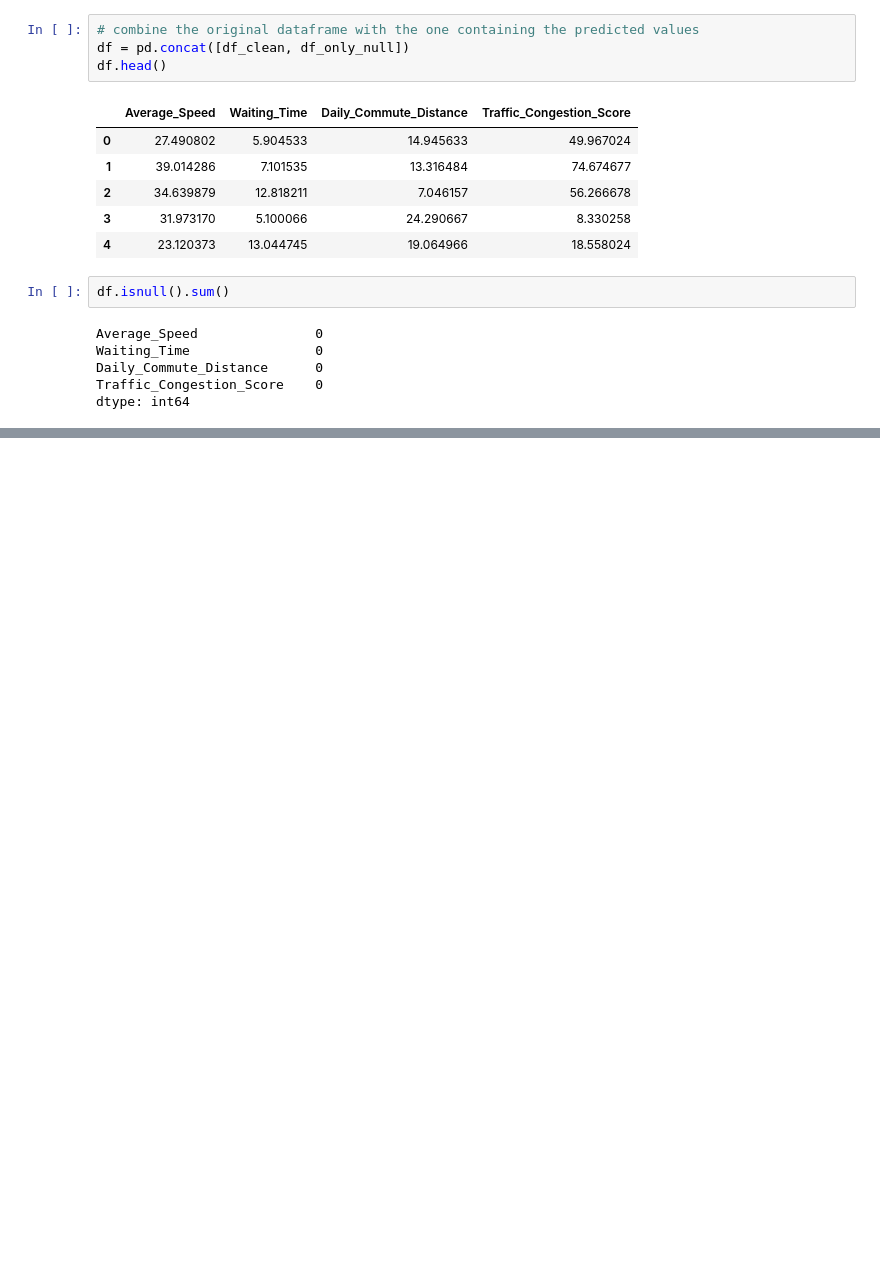
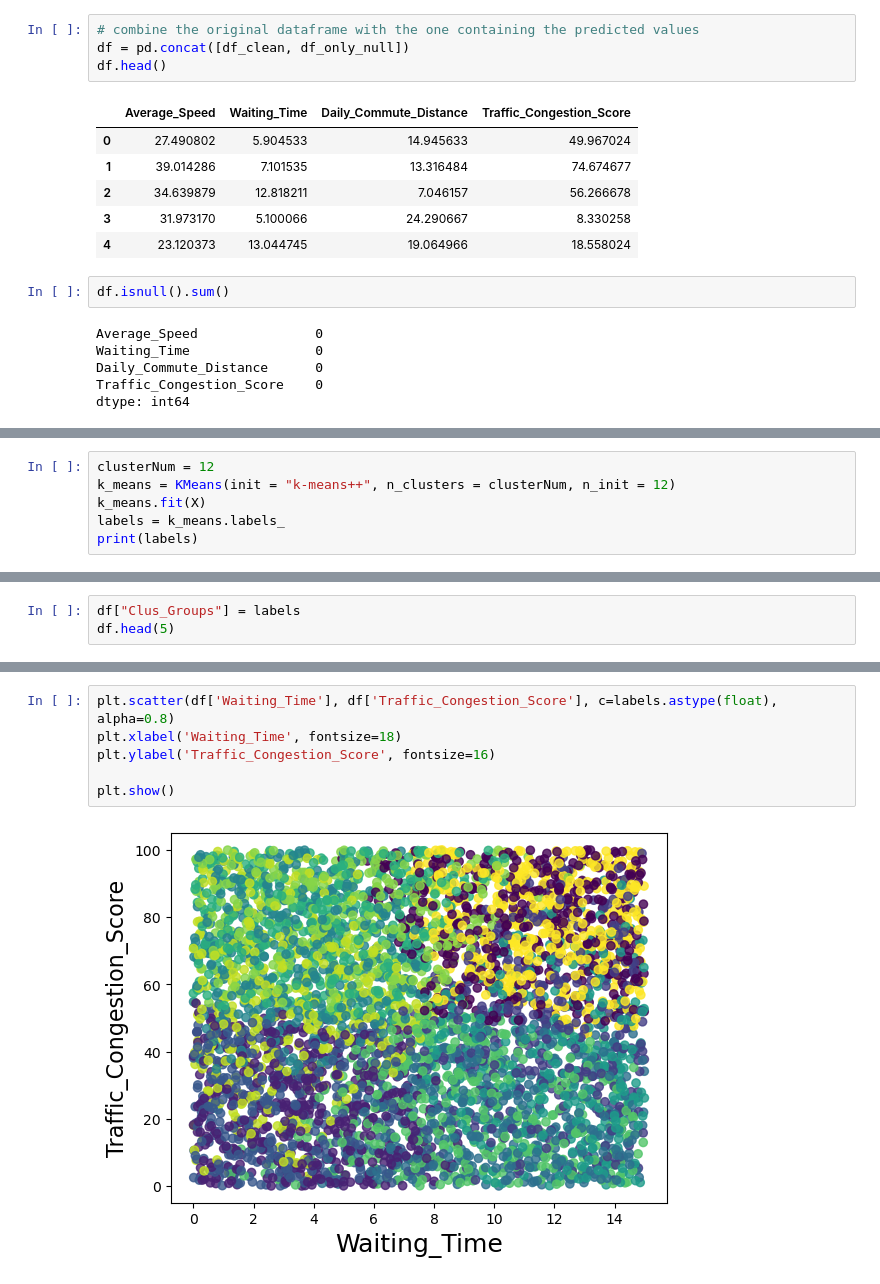
Before and after one commit to jlang62/ml-nlp-exam, a Jupyter notebook: notebooks/01_Clustering.ipynb, the cells around one changed output, grey strips where cells are left out. Drawn from its saved outputs; the diff is of its cells as text; blank space fills up the shorter version.

```diff
--- a/notebooks/01_Clustering.ipynb
+++ b/notebooks/01_Clustering.ipynb
@@ -185,0 +226,6 @@ dtype: int64
+# %%
+clusterNum = 12
+k_means = KMeans(init = "k-means++", n_clusters = clusterNum, n_init = 12)
+k_means.fit(X)
+labels = k_means.labels_
+print(labels)
@@ -185,0 +234,3 @@ dtype: int64
+# %%
+df["Clus_Groups"] = labels
+df.head(5)
@@ -185,0 +244,8 @@ dtype: int64
+# %%
+plt.scatter(df['Waiting_Time'], df['Traffic_Congestion_Score'], c=labels.astype(float), alpha=0.8)
+plt.xlabel('Waiting_Time', fontsize=18)
+plt.ylabel('Traffic_Congestion_Score', fontsize=16)
+
+plt.show()
+# %% [output]
+[figure, added]
```
Also changed, not shown: parts of 10 cells of this notebook.
